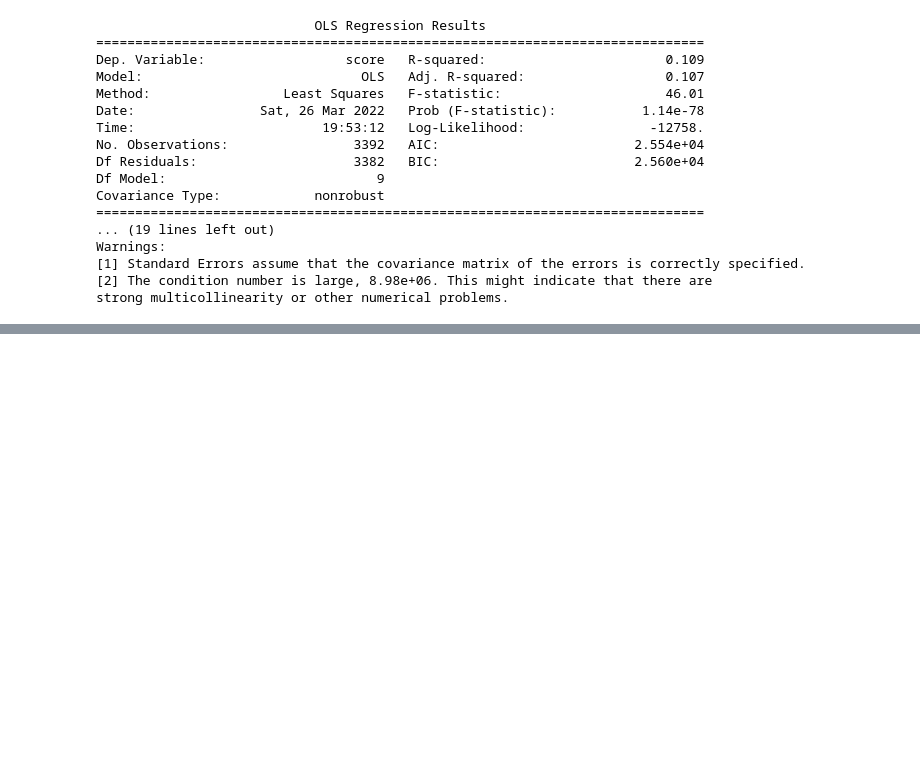
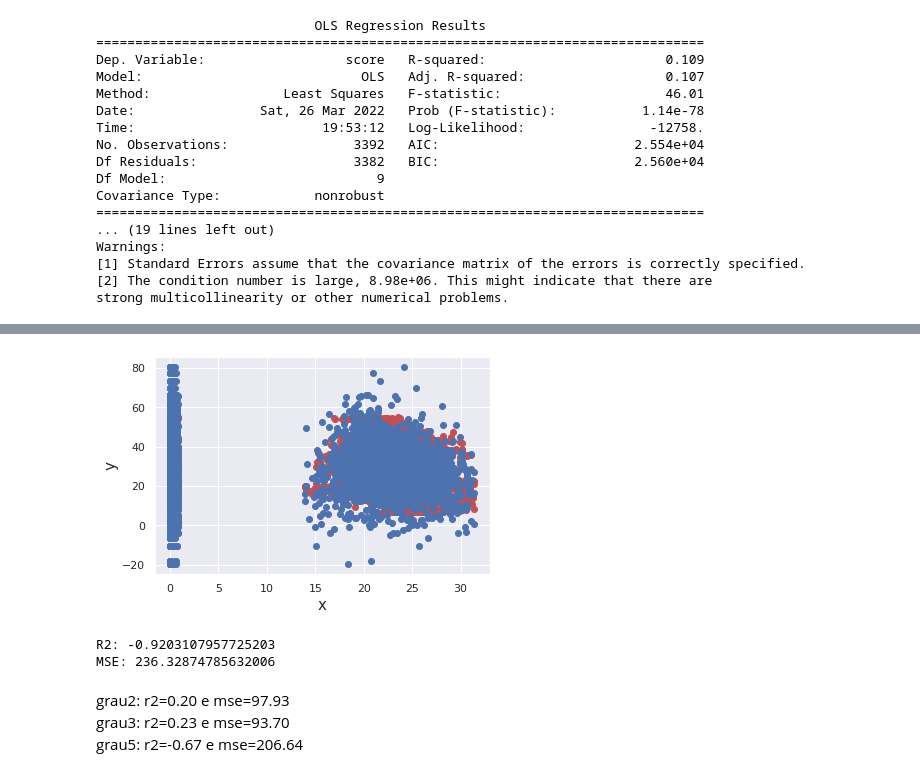
Before and after one commit to HedersonSantos/RegDatChallg, a Jupyter notebook: analise.ipynb, the cells around one changed output, grey strips where cells are left out. Cells and saved outputs as stored; diff of their text form; code cells hidden in the pictures; blank space fills up the shorter version.

```diff
--- a/analise.ipynb
+++ b/analise.ipynb
@@ -288,0 +381,23 @@ strong multicollinearity or other numerical problems.
+# %%
+plt.plot(X_treino,y_treino, 'ro', label='Dados originais')
+plt.plot(X_treino,y_pred, 'bo', label = 'Dados preditos')
+plt.ylabel("y", fontsize=15)
+plt.xlabel("x", fontsize=15)
+#plt.legend()
+plt.show(True)
+# %% [output]
+[figure, added]
+# %%
+from sklearn.metrics import r2_score
+y_pred = model.predict(x_t)
+R2 = r2_score(y_teste, y_pred)
+print('R2:', R2)
+MSE = mean_squared_error(y_teste, y_pred)
+print('MSE:', MSE)
+# %% [output]
+R2: -0.9203107957725203
+MSE: 236.32874785632006
+# %% [markdown]
+grau2: r2=0.20 e mse=97.93<br>
+grau3: r2=0.23 e mse=93.70<br>
+grau5: r2=-0.67 e mse=206.64
```
Also changed, not shown: parts of 5 cells of this notebook.
